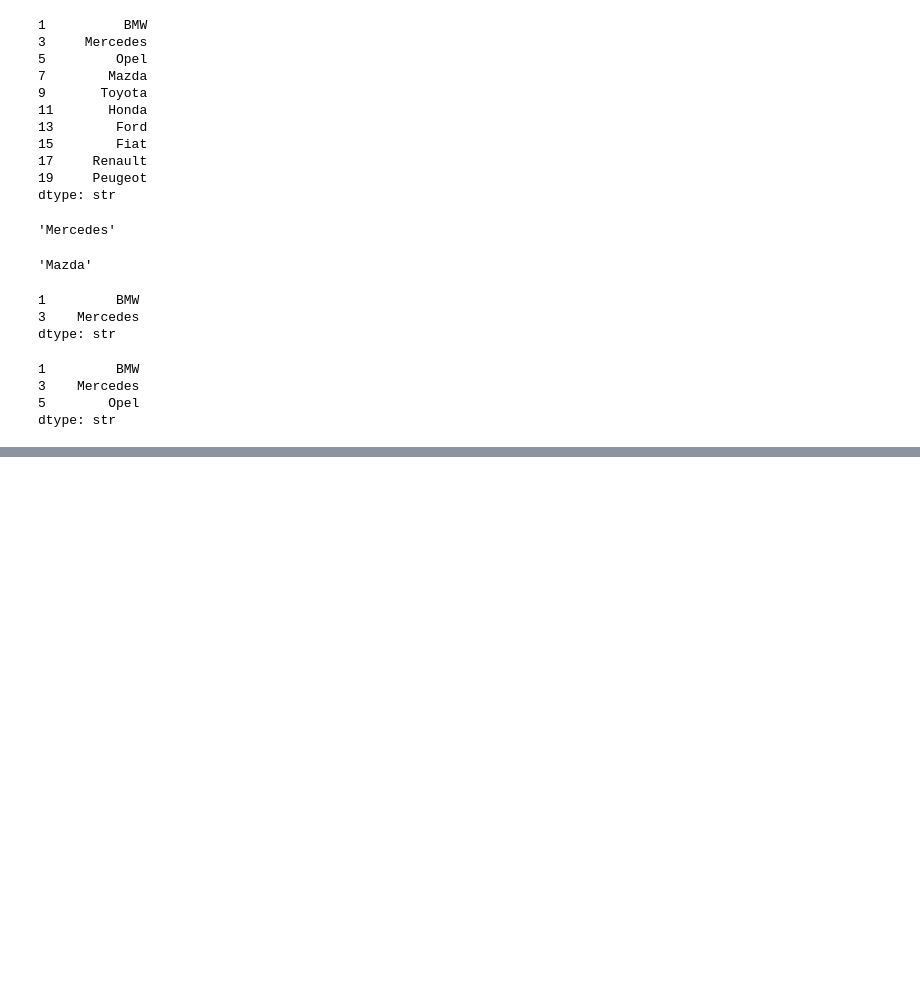
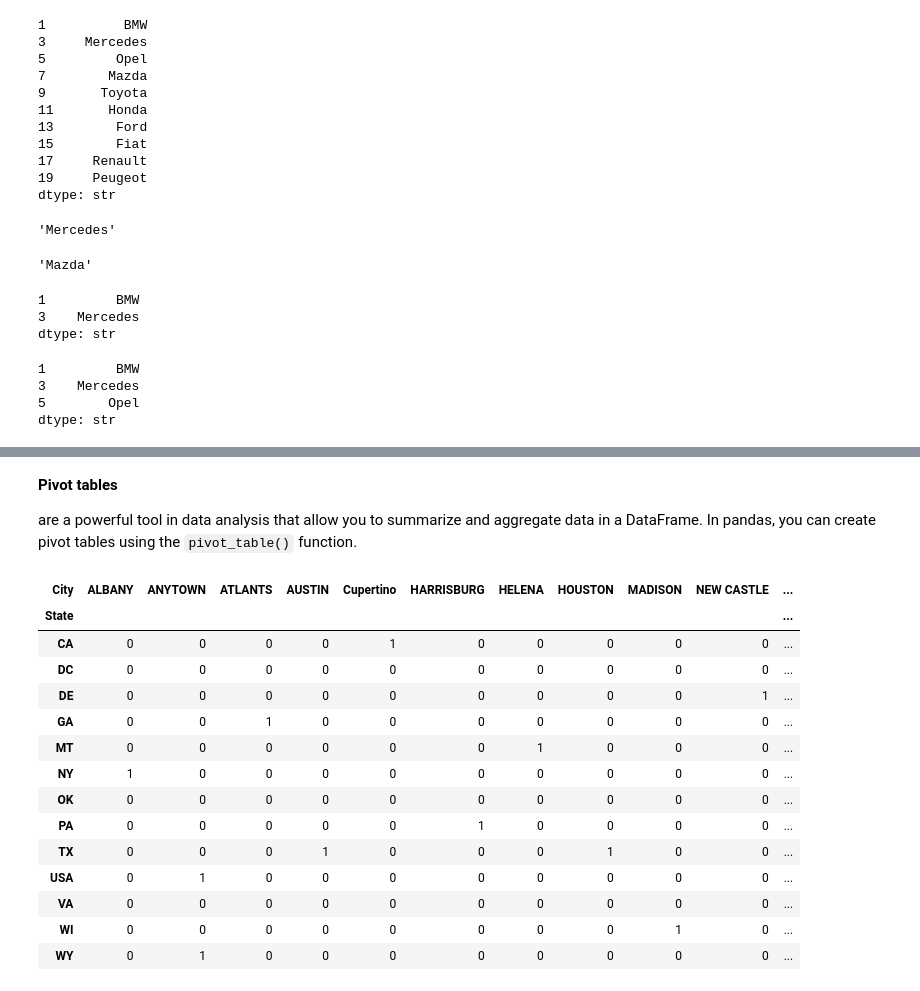
Before and after one commit to MDfaizal12/Tech-Demo, a Jupyter notebook: Python Pandas.ipynb, the cells around one changed output, grey strips where cells are left out. Saved outputs shown, nothing was run; the diff lists cells and outputs as text; code cells hidden in the pictures; blank space fills up the shorter version.

```diff
--- a/Python Pandas.ipynb
+++ b/Python Pandas.ipynb
@@ -270,0 +345,22 @@ dtype: str
+# %% [markdown]
+**Pivot tables**
+
+are a powerful tool in data analysis that allow you to summarize and aggregate data in a DataFrame. In pandas, you can create pivot tables using the `pivot_table()` function.
+# %%
+pd.crosstab(new_df['State'], new_df['City'])
+# %% [output]
+| City | ALBANY | ANYTOWN | ATLANTS | AUSTIN | Cupertino | HARRISBURG | HELENA | HOUSTON | MADISON | NEW CASTLE | ... |
+| State |  |  |  |  |  |  |  |  |  |  | ... |
+| CA | 0 | 0 | 0 | 0 | 1 | 0 | 0 | 0 | 0 | 0 | ... |
+| DC | 0 | 0 | 0 | 0 | 0 | 0 | 0 | 0 | 0 | 0 | ... |
+| DE | 0 | 0 | 0 | 0 | 0 | 0 | 0 | 0 | 0 | 1 | ... |
+| GA | 0 | 0 | 1 | 0 | 0 | 0 | 0 | 0 | 0 | 0 | ... |
+| MT | 0 | 0 | 0 | 0 | 0 | 0 | 1 | 0 | 0 | 0 | ... |
+| NY | 1 | 0 | 0 | 0 | 0 | 0 | 0 | 0 | 0 | 0 | ... |
+| OK | 0 | 0 | 0 | 0 | 0 | 0 | 0 | 0 | 0 | 0 | ... |
+| PA | 0 | 0 | 0 | 0 | 0 | 1 | 0 | 0 | 0 | 0 | ... |
+| TX | 0 | 0 | 0 | 1 | 0 | 0 | 0 | 1 | 0 | 0 | ... |
+| USA | 0 | 1 | 0 | 0 | 0 | 0 | 0 | 0 | 0 | 0 | ... |
+| VA | 0 | 0 | 0 | 0 | 0 | 0 | 0 | 0 | 0 | 0 | ... |
+| WI | 0 | 0 | 0 | 0 | 0 | 0 | 0 | 0 | 1 | 0 | ... |
+| WY | 0 | 1 | 0 | 0 | 0 | 0 | 0 | 0 | 0 | 0 | ... |
```
Also changed, not shown: parts of 30 cells of this notebook.
